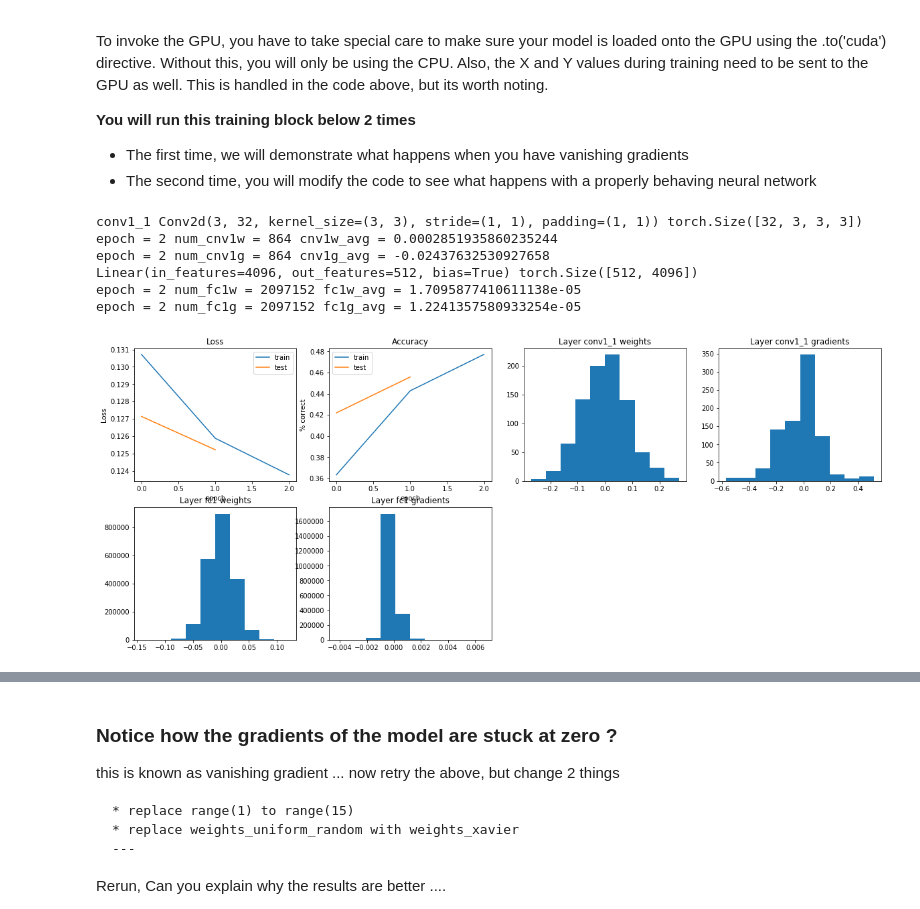
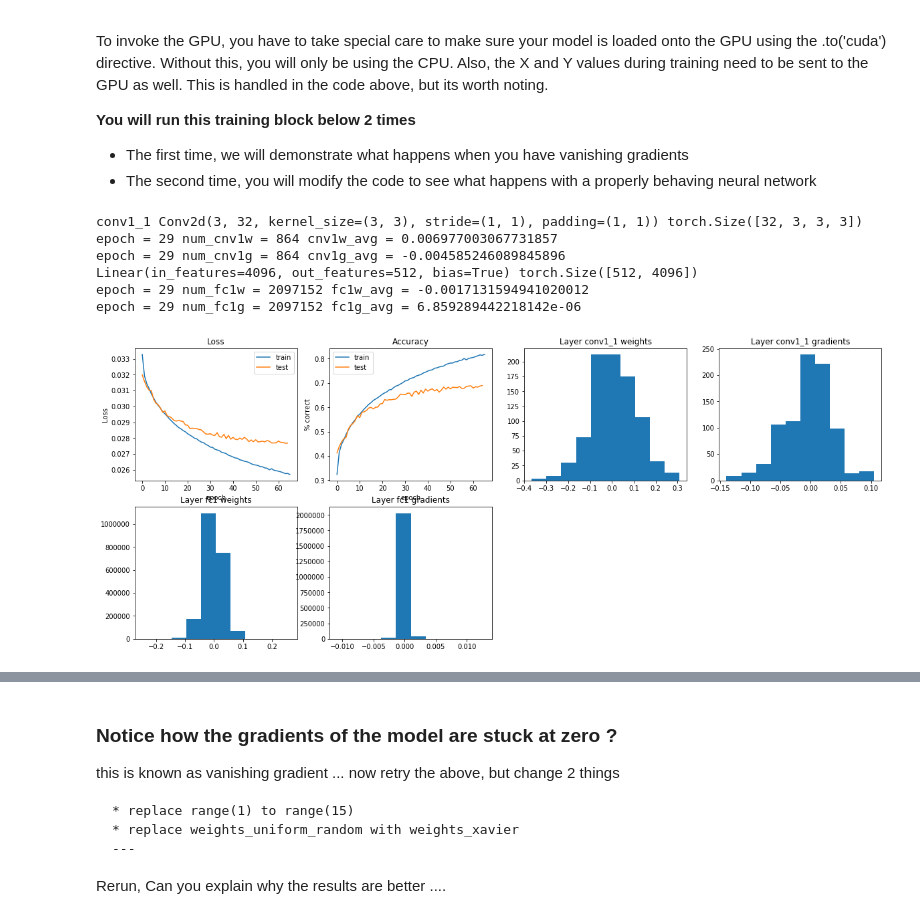
Before and after one commit to dustinvanstee/pytorch-examples, a Jupyter notebook: 02_Pytorch_using_CIFAR10.ipynb, the cells around one changed output, grey strips where cells are left out. Cells and saved outputs as stored; diff of their text form; code cells hidden in the pictures.

```diff
--- a/02_Pytorch_using_CIFAR10.ipynb
+++ b/02_Pytorch_using_CIFAR10.ipynb
@@ -82,7 +82,7 @@ Files already downloaded and verified
 # %% [markdown]
 Torchvision also provides utilities to read in datasets.  This will be useful during our training sessions where we will iterate through batches of images.   Notice, this is where we set the batch size for the rest of the training.
 # %%
-batch_size = 16
+batch_size = 64
 
 # https://pytorch.org/docs/stable/data.html
 train_loader = torch.utils.data.DataLoader(
@@ -567,7 +570,7 @@ To invoke the GPU, you have to take special care to make sure your model is load
 curves = {'train' : [], 'test' : []}
 # %%
 # Training run here ...
-reset_weights=True
+reset_weights=False
 
 # Instantiate Model
 #model = NetCNN3L()
@@ -578,38 +581,38 @@ if use_cuda and reset_weights:
 
 # create your optimizer
 optimizer = optim.Adam(model.parameters(), lr=0.0001)
 criterion = nn.CrossEntropyLoss()
 
 if(reset_weights) :
     model.apply(weights_uniform_random)  # comment out this line for round 2
     model.apply(weights_xavier)         # uncomment this line for round 2
 
 # in your training loop:
 if(reset_weights) :
     curves = {'train' : [], 'test' : []}
 
 utils.viz_network(0,curves,model,use_cuda)
 
 if(1) :
-    for epoch in range(3) :
+    for epoch in range(30) :
 
         train_res = train_test(model, epoch, train_loader, batch_size, use_cuda, mode='train')
         curves['train'].append(train_res)
 
         utils.viz_network(epoch,curves,model,use_cuda)
 
         test_res = train_test(model, epoch, test_loader,batch_size, use_cuda, mode='test')
         curves['test'].append(test_res)
 
-        print(curves)
+        #print(curves)
         print("Epoch {} Train loss = {}".format(epoch, train_res))
         print("Epoch {} Test loss = {}".format(epoch, test_res))
 # %% [output]
 conv1_1 Conv2d(3, 32, kernel_size=(3, 3), stride=(1, 1), padding=(1, 1)) torch.Size([32, 3, 3, 3])
-epoch = 2 num_cnv1w = 864 cnv1w_avg = 0.0002851935860235244
-epoch = 2 num_cnv1g = 864 cnv1g_avg = -0.02437632530927658
+epoch = 29 num_cnv1w = 864 cnv1w_avg = 0.006977003067731857
+epoch = 29 num_cnv1g = 864 cnv1g_avg = -0.004585246089845896
 Linear(in_features=4096, out_features=512, bias=True) torch.Size([512, 4096])
-epoch = 2 num_fc1w = 2097152 fc1w_avg = 1.7095877410611138e-05
-epoch = 2 num_fc1g = 2097152 fc1g_avg = 1.2241357580933254e-05
+epoch = 29 num_fc1w = 2097152 fc1w_avg = -0.0017131594941020012
+epoch = 29 num_fc1g = 2097152 fc1g_avg = 6.859289442218142e-06
-[figure, old version]
+[figure, new version]
 model.training mode = False
```
Also changed, not shown: parts of 11 cells of this notebook, 2 other files.
